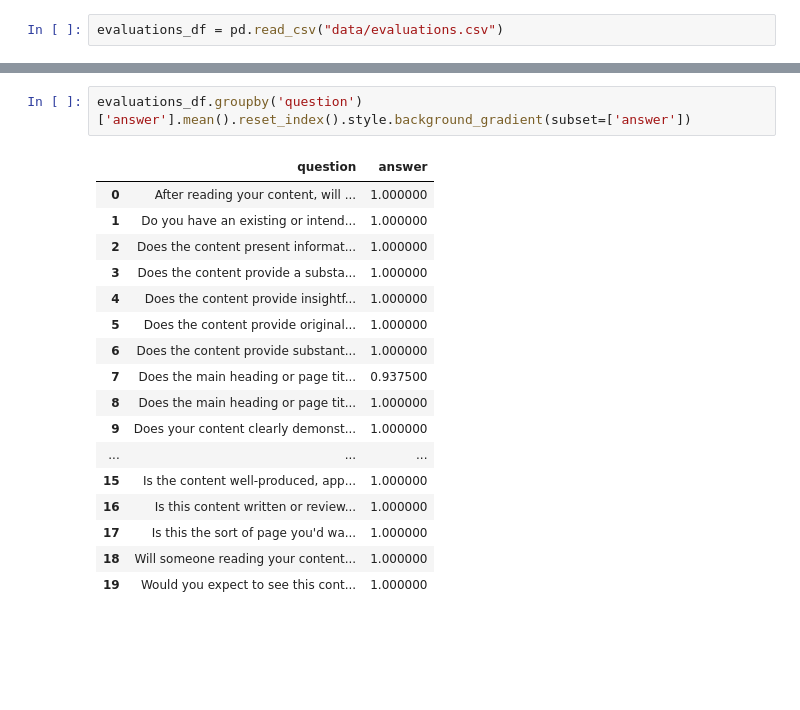
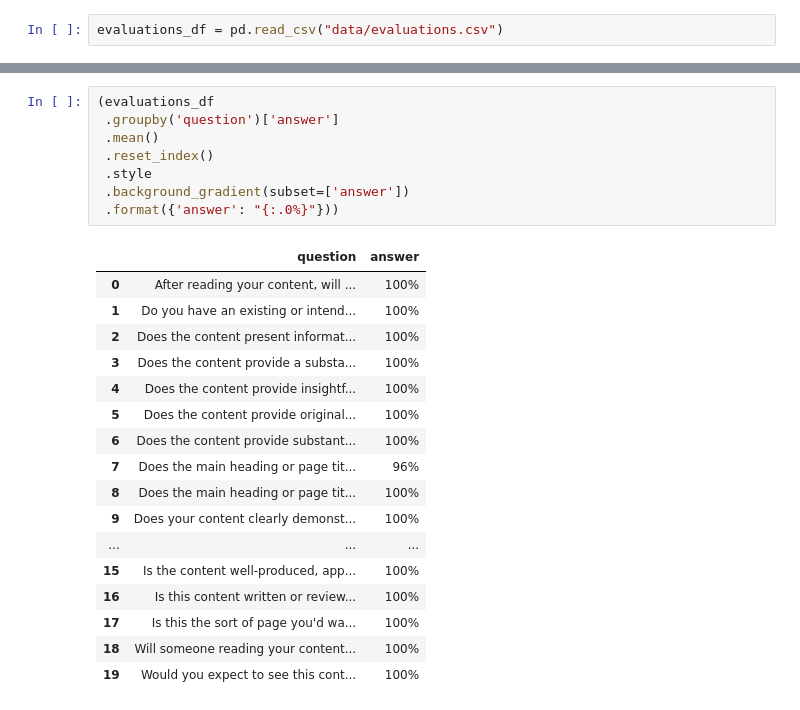
Before and after one commit to eliasdabbas/seoweek, a Jupyter notebook: ai_powered_content_audit.ipynb, the cells around one changed output, grey strips where cells are left out. Drawn from its saved outputs; the diff is of its cells as text; blank space fills up the shorter version.

```diff
--- a/ai_powered_content_audit.ipynb
+++ b/ai_powered_content_audit.ipynb
@@ -131,20 +143,26 @@ evaluations_df.groupby('url')['answer'].mean().reset_index().style.background_gr
 # %%
-evaluations_df.groupby('question')['answer'].mean().reset_index().style.background_gradient(subset=['answer'])
+(evaluations_df
+ .groupby('question')['answer']
+ .mean()
+ .reset_index()
+ .style
+ .background_gradient(subset=['answer'])
+ .format({'answer': "{:.0%}"}))
 # %% [output]
 |  | question | answer |
-| 0 | After reading your content, will ... | 1.000000 |
-| 1 | Do you have an existing or intend... | 1.000000 |
-| 2 | Does the content present informat... | 1.000000 |
-| 3 | Does the content provide a substa... | 1.000000 |
-| 4 | Does the content provide insightf... | 1.000000 |
-| 5 | Does the content provide original... | 1.000000 |
-| 6 | Does the content provide substant... | 1.000000 |
-| 7 | Does the main heading or page tit... | 0.937500 |
-| 8 | Does the main heading or page tit... | 1.000000 |
-| 9 | Does your content clearly demonst... | 1.000000 |
+| 0 | After reading your content, will ... | 100% |
+| 1 | Do you have an existing or intend... | 100% |
+| 2 | Does the content present informat... | 100% |
+| 3 | Does the content provide a substa... | 100% |
+| 4 | Does the content provide insightf... | 100% |
+| 5 | Does the content provide original... | 100% |
+| 6 | Does the content provide substant... | 100% |
+| 7 | Does the main heading or page tit... | 96% |
+| 8 | Does the main heading or page tit... | 100% |
+| 9 | Does your content clearly demonst... | 100% |
 | ... | ... | ... |
-| 15 | Is the content well-produced, app... | 1.000000 |
-| 16 | Is this content written or review... | 1.000000 |
-| 17 | Is this the sort of page you'd wa... | 1.000000 |
-| 18 | Will someone reading your content... | 1.000000 |
-| 19 | Would you expect to see this cont... | 1.000000 |
+| 15 | Is the content well-produced, app... | 100% |
+| 16 | Is this content written or review... | 100% |
+| 17 | Is this the sort of page you'd wa... | 100% |
+| 18 | Will someone reading your content... | 100% |
+| 19 | Would you expect to see this cont... | 100% |
```
Also changed, not shown: parts of 8 cells of this notebook.
